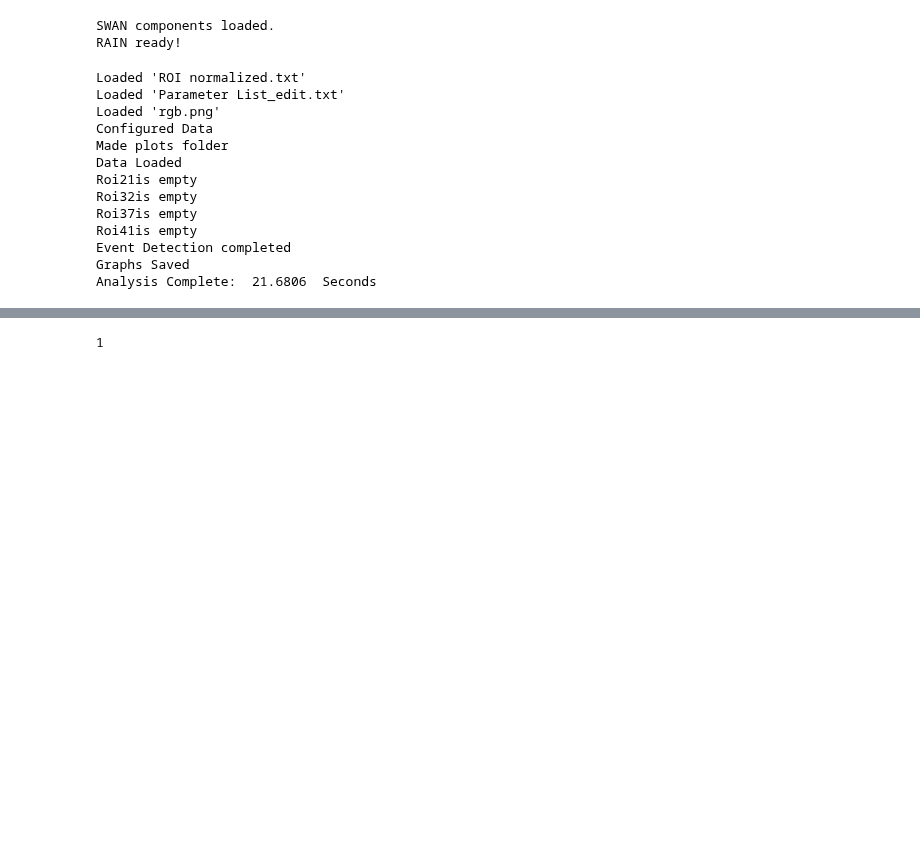
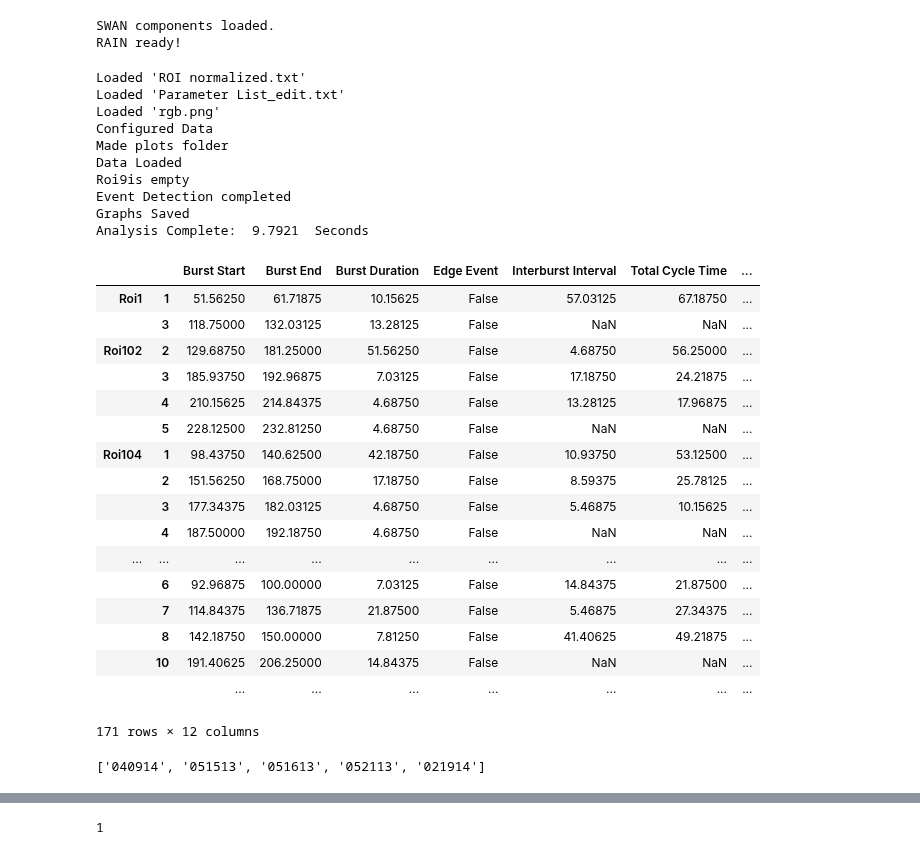
Before and after one commit to aedobyns/lab, a Jupyter notebook: RAIN for Batch Processing.ipynb, the cells around one changed output, grey strips where cells are left out. Cells and saved outputs as stored; diff of their text form; code cells hidden in the pictures; blank space fills up the shorter version.

Commit message:
Analysis of christine's data
worked through christine’s data. settings are likewise saved in their
respective folders.
#27489202151610
#27611837042215

```diff
--- a/RAIN for Batch Processing.ipynb
+++ b/RAIN for Batch Processing.ipynb
@@ -1831,8 +1835,8 @@ Results ={}
 
 ############################################################################################
 #manual Setting block
-Settings['folder']= "/Users/abigaildobyns/Desktop/Christine's Data/AH/Control/Analyzed/c-d-r-081312_pul_AH_Ctrl_2012_08_13__12_37_50.tif Output"
-Settings['Label'] = '081312'
+Settings['folder']= "/Users/abigaildobyns/Desktop/Christine's Data/FN/Control/Analyzed/c-d-r-FN2_Ctrl_2013_05_15__17_59_04.tif Output"
+Settings['Label'] = '051513'
 
 #transformation Settings
 Settings['Absolute Value'] = False #Must be True if Savitzky-Golay is being used
@@ -1859,7 +1863,7 @@ Settings['Peak Minimum'] = 1.1 #amplitude value
 #Bursts
 Settings['Exclude Edges'] = True #False to keep edges, True to discard them
 Settings['Inter-event interval minimum (seconds)'] = 4 #only for bursts, not for peaks
-Settings['Maximum Burst Duration (s)'] = 40
+Settings['Maximum Burst Duration (s)'] = np.inf
 Settings['Minimum Burst Duration (s)'] = 4
 Settings['Minimum Peak Number'] = 1 #minimum number of peaks/burst, integer
 Settings['Threshold']= 1.1 #linear: proportion of baseline.
@@ -1923,11 +1927,8 @@ Loaded 'rgb.png'
 Configured Data
 Made plots folder
 Data Loaded
-Roi21is empty
-Roi32is empty
-Roi37is empty
-Roi41is empty
+Roi9is empty
 Event Detection completed
 Graphs Saved
-Analysis Complete:  21.6806  Seconds
+Analysis Complete:  9.7921  Seconds
 # %%
@@ -1934,0 +1936,25 @@ results_ah[label] = Results['Bursts-Master']
+# %%
+Results['Bursts-Master']
+# %% [output]
+|  |  | Burst Start | Burst End | Burst Duration | Edge Event | Interburst Interval | Total Cycle Time | ... |
+| Roi1 | 1 | 51.56250 | 61.71875 | 10.15625 | False | 57.03125 | 67.18750 | ... |
+|  | 3 | 118.75000 | 132.03125 | 13.28125 | False | NaN | NaN | ... |
+| Roi102 | 2 | 129.68750 | 181.25000 | 51.56250 | False | 4.68750 | 56.25000 | ... |
+|  | 3 | 185.93750 | 192.96875 | 7.03125 | False | 17.18750 | 24.21875 | ... |
+|  | 4 | 210.15625 | 214.84375 | 4.68750 | False | 13.28125 | 17.96875 | ... |
+|  | 5 | 228.12500 | 232.81250 | 4.68750 | False | NaN | NaN | ... |
+| Roi104 | 1 | 98.43750 | 140.62500 | 42.18750 | False | 10.93750 | 53.12500 | ... |
+|  | 2 | 151.56250 | 168.75000 | 17.18750 | False | 8.59375 | 25.78125 | ... |
+|  | 3 | 177.34375 | 182.03125 | 4.68750 | False | 5.46875 | 10.15625 | ... |
+|  | 4 | 187.50000 | 192.18750 | 4.68750 | False | NaN | NaN | ... |
+| ... | ... | ... | ... | ... | ... | ... | ... | ... |
+|  | 6 | 92.96875 | 100.00000 | 7.03125 | False | 14.84375 | 21.87500 | ... |
+|  | 7 | 114.84375 | 136.71875 | 21.87500 | False | 5.46875 | 27.34375 | ... |
+|  | 8 | 142.18750 | 150.00000 | 7.81250 | False | 41.40625 | 49.21875 | ... |
+|  | 10 | 191.40625 | 206.25000 | 14.84375 | False | NaN | NaN | ... |
+|  |  | ... | ... | ... | ... | ... | ... | ... |
+171 rows × 12 columns
+# %%
+results_fn.keys()
+# %% [output]
+['040914', '051513', '051613', '052113', '021914']
```
Also changed, not shown: parts of 5 cells of this notebook.
